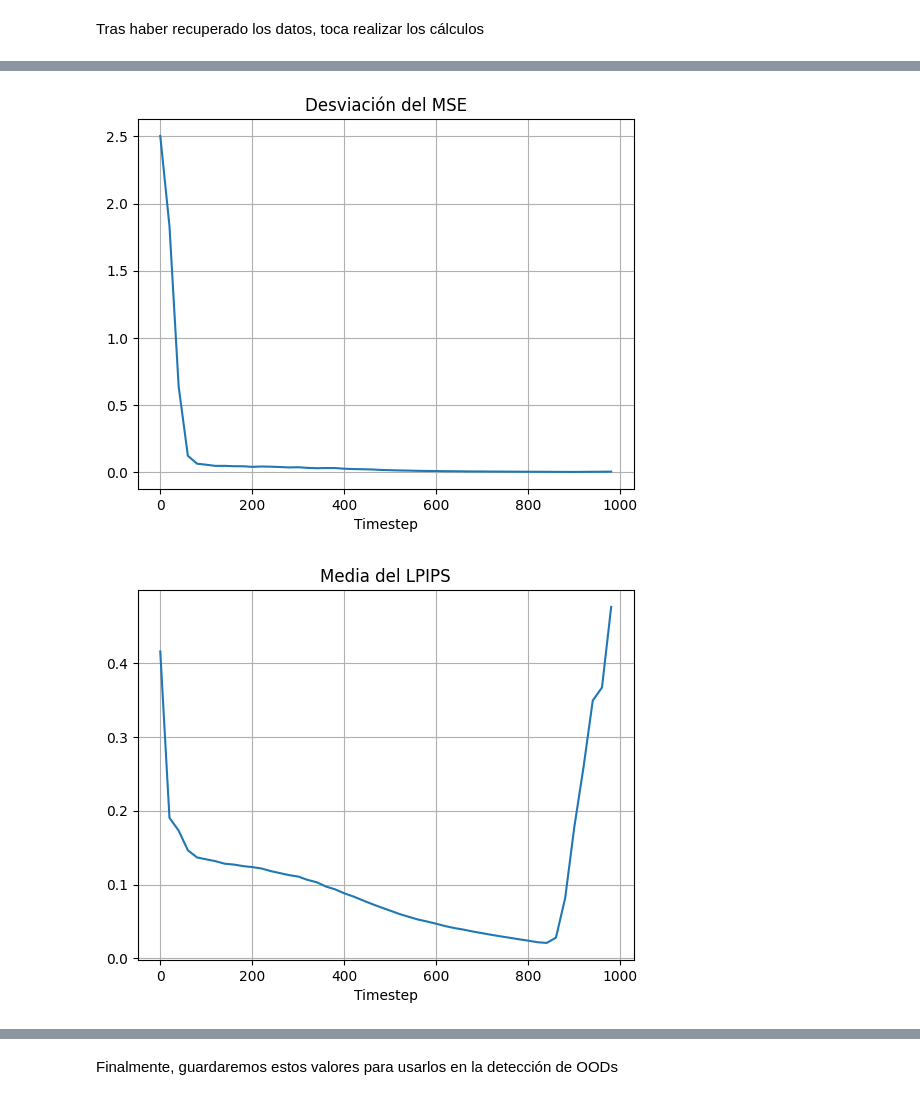
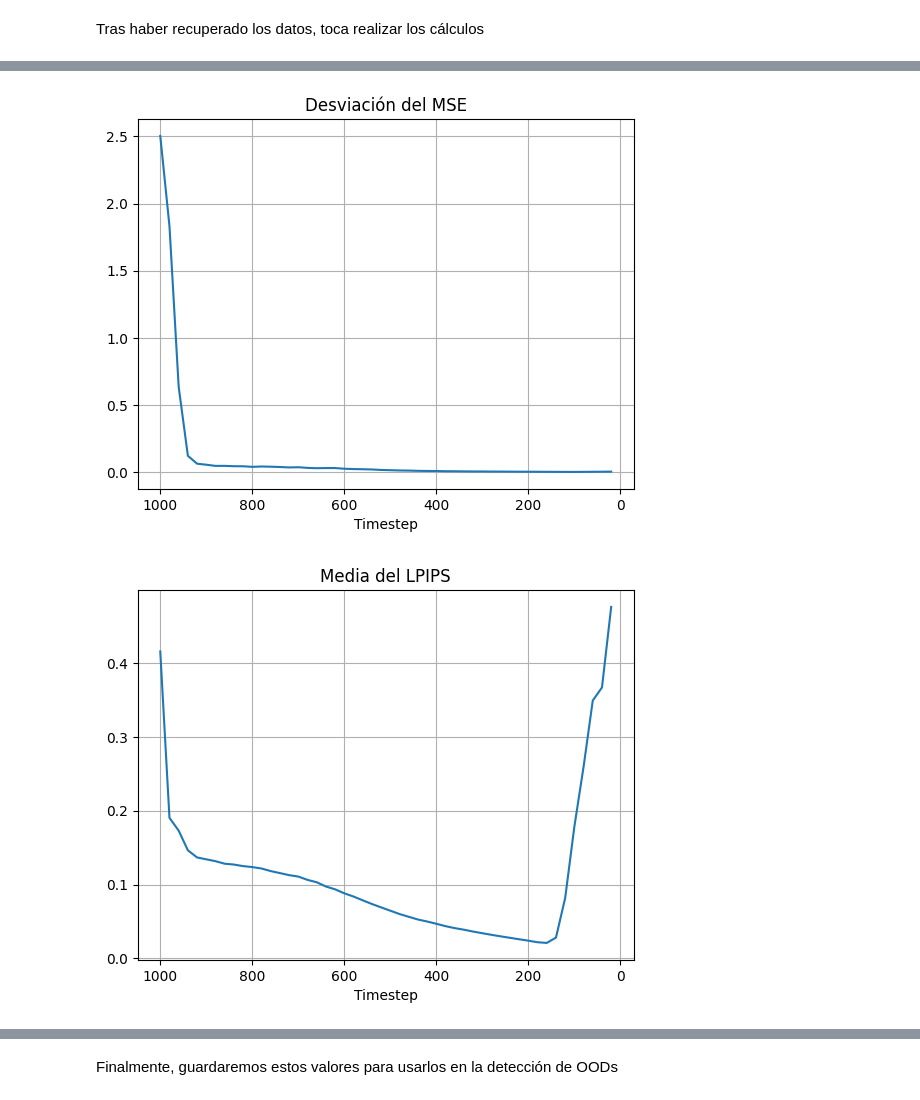
Before and after one commit to PudWin14/Generative_AI_TFM, a Jupyter notebook: Diffusion/OOD/Distribution_of_metrics.ipynb, the cells around one changed output, grey strips where cells are left out. Drawn from its saved outputs; the diff is of its cells as text; code cells hidden in the pictures.

Commit message:
Improve data representation

```diff
--- a/Diffusion/OOD/Distribution_of_metrics.ipynb
+++ b/Diffusion/OOD/Distribution_of_metrics.ipynb
@@ -28,15 +28,19 @@ LPIPS_data = [torch.Tensor(row) for row in LPIPS_data_list]
 # %% [markdown]
 Tras haber recuperado los datos, toca realizar los cálculos
 # %%
-MSE_distributions = []
+# MSE_distributions = []
 
-for row in MSE_data:
+# for row in MSE_data:
 
-    MSE_distributions.append((row.mean().item(),row.std().item()))
+#     MSE_distributions.append((row.mean().item(),row.std().item()))
 
-LPIPS_distributions = []
+MSE_distributions = [(row.mean().item(),row.std().item()) for row in MSE_data]
 
-for row in LPIPS_data:
+# LPIPS_distributions = []
 
-    LPIPS_distributions.append((row.mean().item(),row.std().item()))
+# for row in LPIPS_data:
+
+#     LPIPS_distributions.append((row.mean().item(),row.std().item()))
+
+LPIPS_distributions = [(row.mean().item(),row.std().item()) for row in LPIPS_data]
 # %%
@@ -50,19 +55,21 @@ plt.grid()
 # %%
-plt.plot(range(0,len(MSE_distributions*20),20),[x[1] for x in MSE_distributions])
+plt.plot(range(len(MSE_distributions*20),0,-20),[x[1] for x in MSE_distributions])
 
 plt.title("Desviación del MSE")
 
 plt.xlabel("Timestep")
+plt.gca().invert_xaxis()
 plt.grid()
 # %% [output]
-[figure, old version]
+[figure, new version]
 # %%
-plt.plot(range(0,len(LPIPS_distributions*20),20),[x[0] for x in LPIPS_distributions])
+plt.plot(range(len(MSE_distributions*20),0,-20),[x[0] for x in LPIPS_distributions])
 
 plt.title("Media del LPIPS")
 
 plt.xlabel("Timestep")
+plt.gca().invert_xaxis()
 plt.grid()
 # %% [output]
-[figure, old version]
+[figure, new version]
 # %%
```
Also changed, not shown: parts of 2 cells of this notebook.
